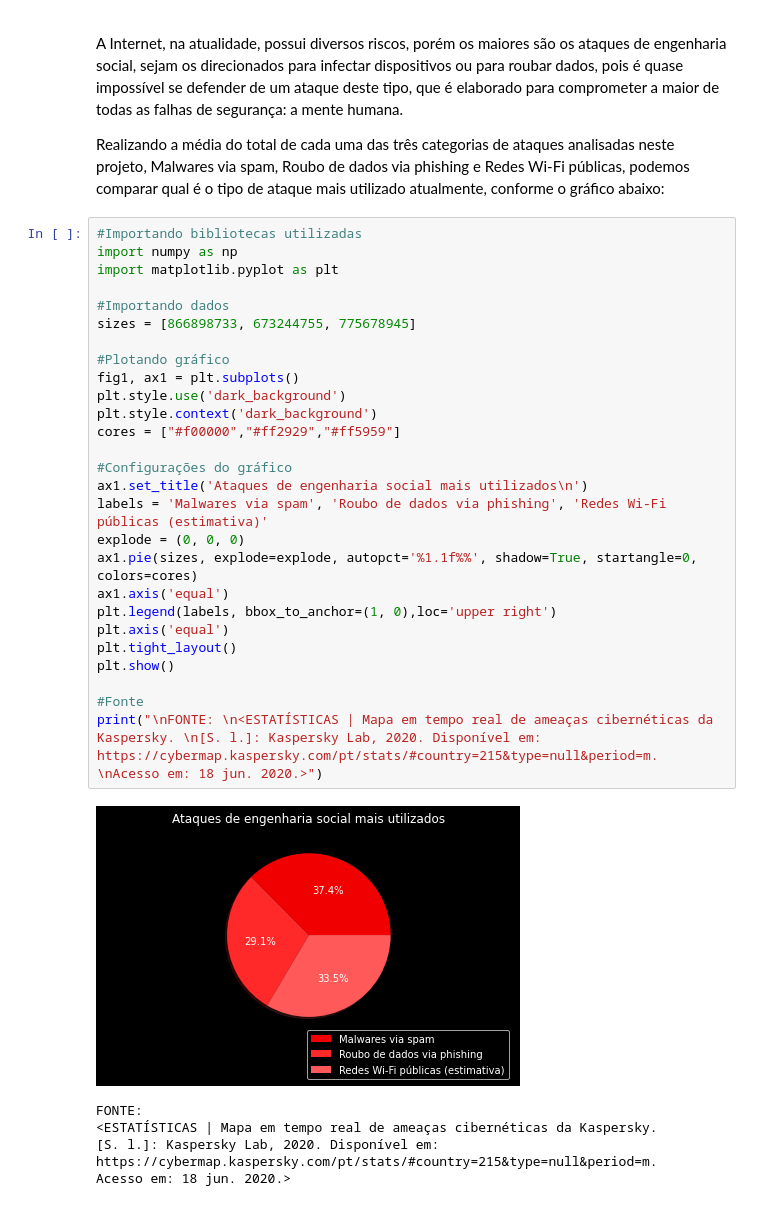
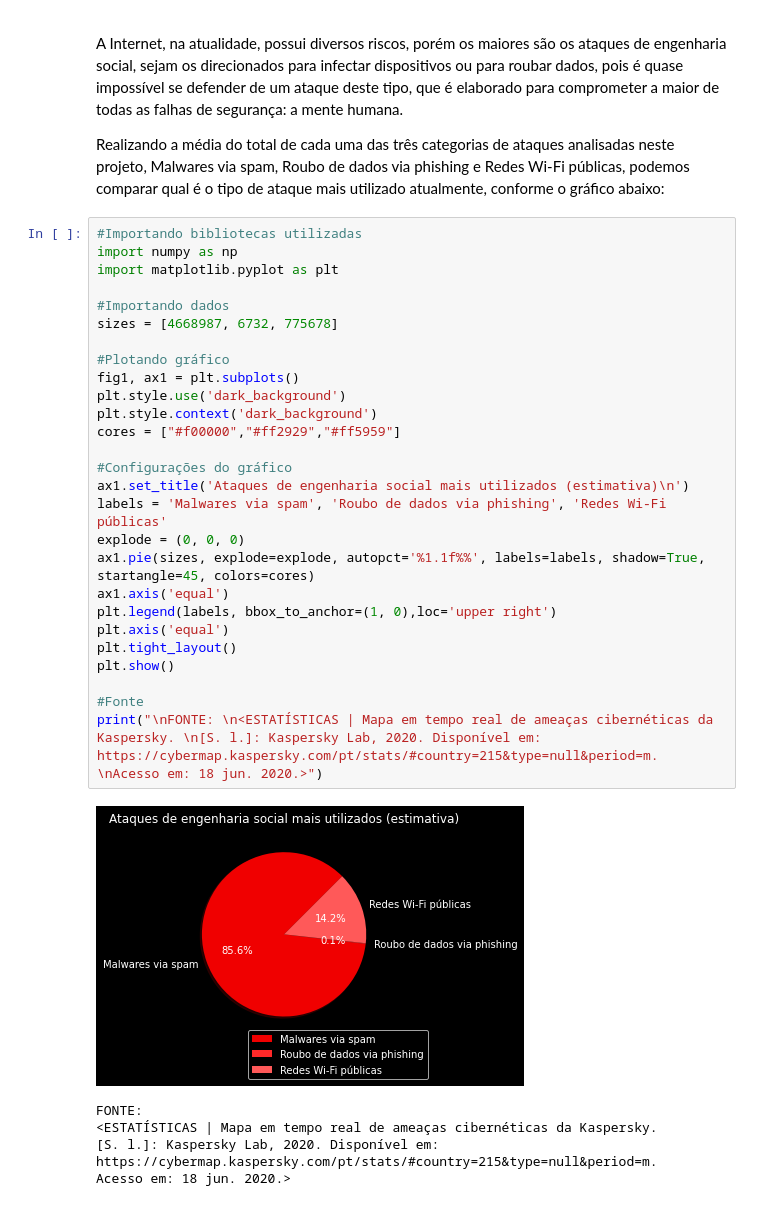
Before and after one commit to sidneypepo/cysecpython, a Jupyter notebook: CySecPython.ipynb, the cells around one changed output. Saved outputs shown, nothing was run; the diff lists cells and outputs as text.

```diff
--- a/CySecPython.ipynb
+++ b/CySecPython.ipynb
@@ -137,32 +138,32 @@ Realizando a média do total de cada uma das três categorias de ataques analisa
 # %%
 #Importando bibliotecas utilizadas
 import numpy as np
 import matplotlib.pyplot as plt
 
 #Importando dados
-sizes = [866898733, 673244755, 775678945]
+sizes = [4668987, 6732, 775678]
 
 #Plotando gráfico
 fig1, ax1 = plt.subplots()
 plt.style.use('dark_background')
 plt.style.context('dark_background')
 cores = ["#f00000","#ff2929","#ff5959"]
 
 #Configurações do gráfico
-ax1.set_title('Ataques de engenharia social mais utilizados\n')
-labels = 'Malwares via spam', 'Roubo de dados via phishing', 'Redes Wi-Fi públicas (estimativa)'
+ax1.set_title('Ataques de engenharia social mais utilizados (estimativa)\n')
+labels = 'Malwares via spam', 'Roubo de dados via phishing', 'Redes Wi-Fi públicas'
 explode = (0, 0, 0)
-ax1.pie(sizes, explode=explode, autopct='%1.1f%%', shadow=True, startangle=0, colors=cores)
+ax1.pie(sizes, explode=explode, autopct='%1.1f%%', labels=labels, shadow=True, startangle=45, colors=cores)
 ax1.axis('equal')
 plt.legend(labels, bbox_to_anchor=(1, 0),loc='upper right')
 plt.axis('equal')
 plt.tight_layout()
 plt.show()
 
 #Fonte
 print("\nFONTE: \n<ESTATÍSTICAS | Mapa em tempo real de ameaças cibernéticas da Kaspersky. \n[S. l.]: Kaspersky Lab, 2020. Disponível em: https://cybermap.kaspersky.com/pt/stats/#country=215&type=null&period=m. \nAcesso em: 18 jun. 2020.>")
 # %% [output]
-[figure, old version]
+[figure, new version]
 FONTE:
 <ESTATÍSTICAS | Mapa em tempo real de ameaças cibernéticas da Kaspersky.
 [S. l.]: Kaspersky Lab, 2020. Disponível em: https://cybermap.kaspersky.com/pt/stats/#country=215&type=null&period=m.
```
Also changed, not shown: parts of 2 cells of this notebook.
